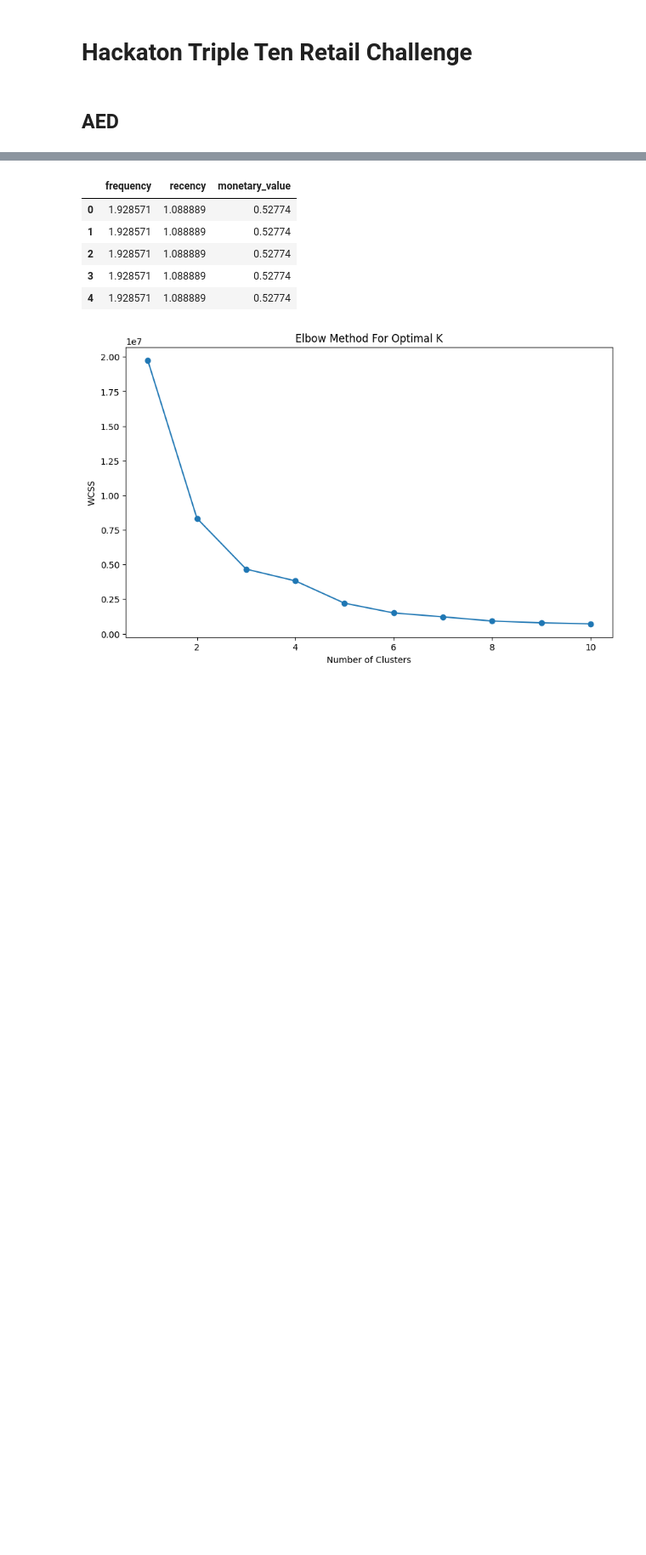
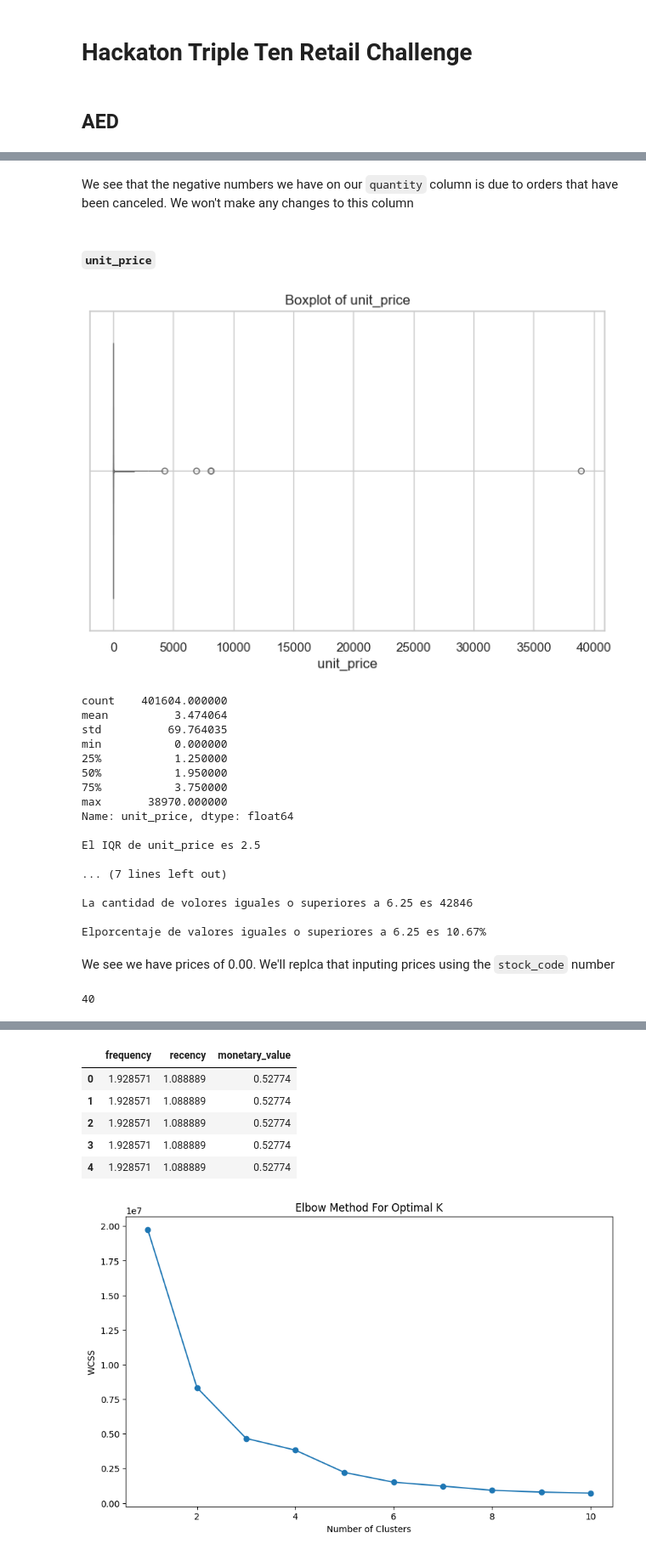
Before and after one commit to AbnerGalRol/Hackaton-Triple_ten-Team-8, a Jupyter notebook: notebooks/hackaton-triple-ten.ipynb, the cells around one changed output, grey strips where cells are left out. Shown at 85% size. Drawn from its saved outputs; the diff is of its cells as text; code cells hidden in the pictures; blank space fills up the shorter version.

```diff
--- a/notebooks/hackaton-triple-ten.ipynb
+++ b/notebooks/hackaton-triple-ten.ipynb
@@ -71,0 +314,32 @@ df.head()
+# %% [markdown]
+We see that the negative numbers we have on our `quantity` column is due to orders that have been canceled. We won't make any changes to this column
+# %% [markdown]
+#### `unit_price`
+# %%
+outliers(df,'unit_price')
+# %% [output]
+[figure, added]
+count    401604.000000
+mean          3.474064
+std          69.764035
+min           0.000000
+25%           1.250000
+50%           1.950000
+75%           3.750000
+max       38970.000000
+Name: unit_price, dtype: float64
+
+El IQR de unit_price es 2.5
+
+... (7 lines left out)
+
+La cantidad de volores iguales o superiores a 6.25 es 42846
+
+Elporcentaje de valores iguales o superiores a 6.25 es 10.67%
+# %% [markdown]
+We see we have prices of 0.00. We'll replca that inputing prices using the `stock_code` number
+# %%
+# We check for the amoung of numbers with a value of 0
+len(df[df['unit_price'] == 0])
+# %% [output]
+40
```
Also changed, not shown: parts of 63 cells of this notebook.
